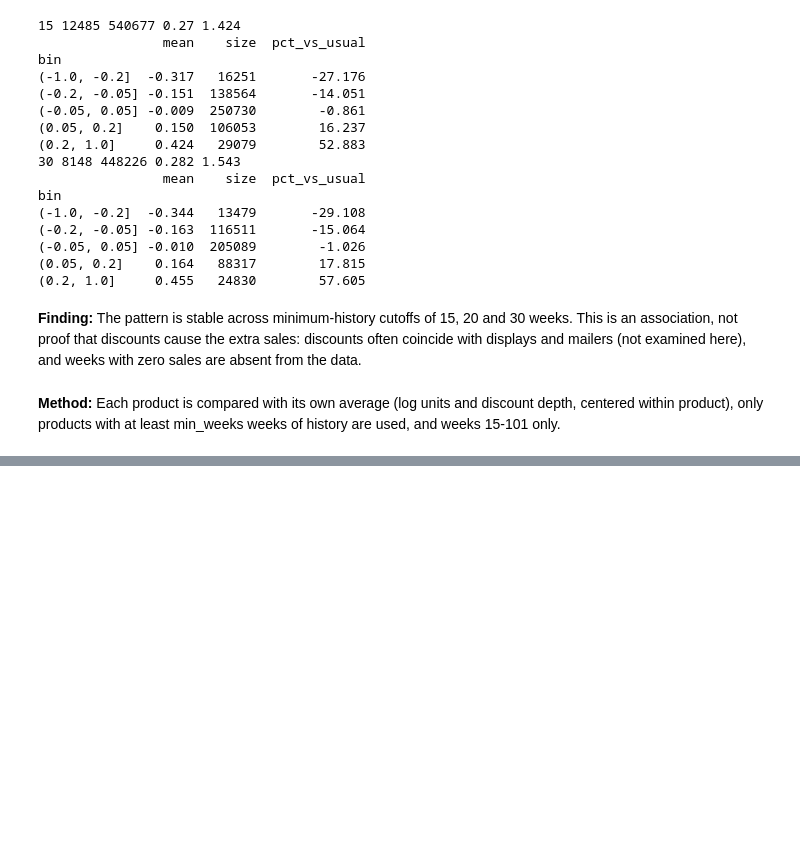
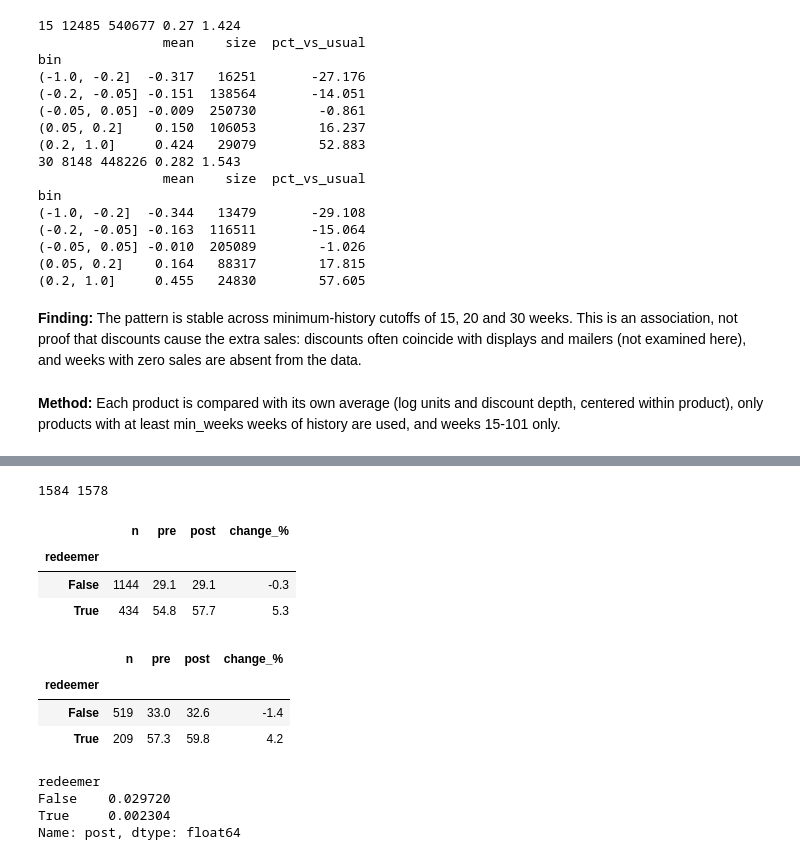
Before and after one commit to marianm827/discount-effectiveness-analysis, a Jupyter notebook: project1.ipynb, the cells around one changed output, grey strips where cells are left out. Drawn from its saved outputs; the diff is of its cells as text; code cells hidden in the pictures; blank space fills up the shorter version.

Commit message:
Finalize coupon analysis and notes

```diff
--- a/project1.ipynb
+++ b/project1.ipynb
@@ -900,0 +940,13 @@ bin
+# %%
+ct = pd.read_csv("campaign_table.csv")
+cd = pd.read_csv("campaign_desc.csv")
+cr = pd.read_csv("coupon_redempt.csv")
+
+t = ct.merge(cd[["CAMPAIGN", "START_DAY"]], on="CAMPAIGN")
+anchor = t.groupby("household_key")["START_DAY"].min()   # earliest campaign start per household
+hh = anchor.to_frame("anchor")
+hh["redeemer"] = hh.index.isin(cr["household_key"])
+
+print(len(hh))
+print(hh["redeemer"].value_counts())
+print(hh["anchor"].describe())
@@ -900,0 +968,65 @@ bin
+# %%
+# --- Coupon analysis: did spending change after campaigns began? ---
+# W = window length in days (56 = 8 weeks, 84 = 12 weeks, 112 = 16 weeks)
+W = 84
+
+# Reset so this cell can be rerun without a "columns overlap" error
+hh = hh.drop(columns="first_buy", errors="ignore")
+
+# Each household's first day in the data (to make sure it was already
+# shopping before the "before" window starts)
+first_buy = df_clean.groupby("household_key")["DAY"].min()
+hh = hh.join(first_buy.rename("first_buy"))
+
+# Keep households with a full "before" window and a full "after" window
+# (the data ends on day 711)
+ok = hh[(hh["first_buy"] <= hh["anchor"] - W) & (hh["anchor"] + W <= 711)].copy()
+print(len(hh), len(ok))
+
+# Daily spending per household; "rel" = days relative to that household's
+# anchor (its first targeted campaign start): negative = before, positive = after
+spend = df_clean.groupby(["household_key", "DAY"])["SALES_VALUE"].sum().reset_index()
+spend = spend.merge(ok[["anchor"]], left_on="household_key", right_index=True)
+spend["rel"] = spend["DAY"] - spend["anchor"]
+
+# Average weekly spending in the W days before and the W days after
+pre = spend[(spend["rel"] >= -W) & (spend["rel"] < 0)].groupby("household_key")["SALES_VALUE"].sum() / (W / 7)
+post = spend[(spend["rel"] >= 0) & (spend["rel"] < W)].groupby("household_key")["SALES_VALUE"].sum() / (W / 7)
+
+ok["pre"] = pre
+ok["post"] = post
+ok = ok.fillna({"pre": 0, "post": 0})   # no purchases in a window = $0
+
+# Compare redeemers vs. non-redeemers using medians (spending is skewed)
+summary = ok.groupby("redeemer").agg(n=("pre", "size"), pre=("pre", "median"), post=("post", "median"))
+summary["change_%"] = (summary["post"] / summary["pre"] - 1) * 100
+summary.round(1)
+# %% [output]
+1584 1578
+|  | n | pre | post | change_% |
+| redeemer |  |  |  |  |
+| False | 1144 | 29.1 | 29.1 | -0.3 |
+| True | 434 | 54.8 | 57.7 | 5.3 |
+# %%
+# --- Robustness check: compare both groups in the same calendar period ---
+# Redeemers' campaigns started earlier on average than non-redeemers'.
+# Keeping only households whose first campaign started between days 370 and
+# 420 puts both groups in the same stretch of time, so seasonality can't
+# explain a gap between them.
+same = ok[(ok["anchor"] >= 370) & (ok["anchor"] <= 420)]
+
+s3 = same.groupby("redeemer").agg(n=("pre", "size"), pre=("pre", "median"), post=("post", "median"))
+s3["change_%"] = (s3["post"] / s3["pre"] - 1) * 100
+s3.round(1)
+# %% [output]
+|  | n | pre | post | change_% |
+| redeemer |  |  |  |  |
+| False | 519 | 33.0 | 32.6 | -1.4 |
+| True | 209 | 57.3 | 59.8 | 4.2 |
+# %%
+ok.groupby("redeemer")["post"].apply(lambda s: (s == 0).mean())
+# %% [output]
+redeemer
+False    0.029720
+True     0.002304
+Name: post, dtype: float64
```
Also changed, not shown: parts of 8 cells of this notebook, 1 other file.
